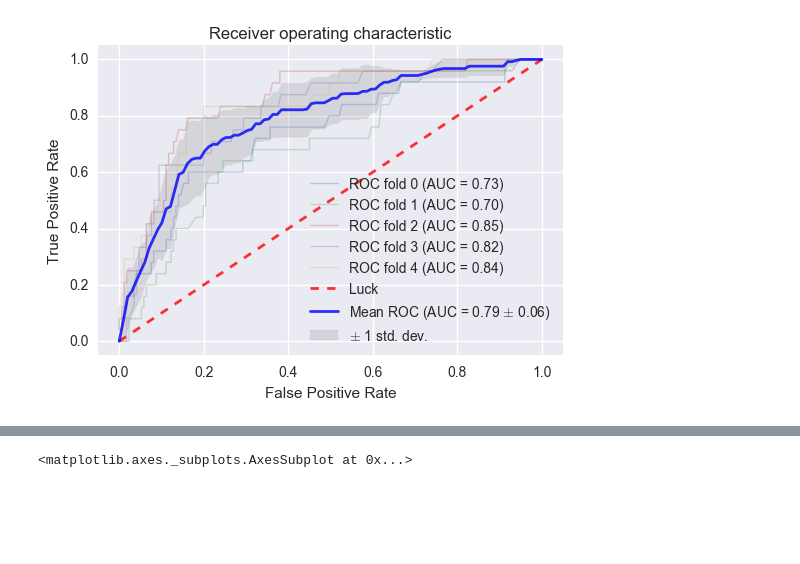
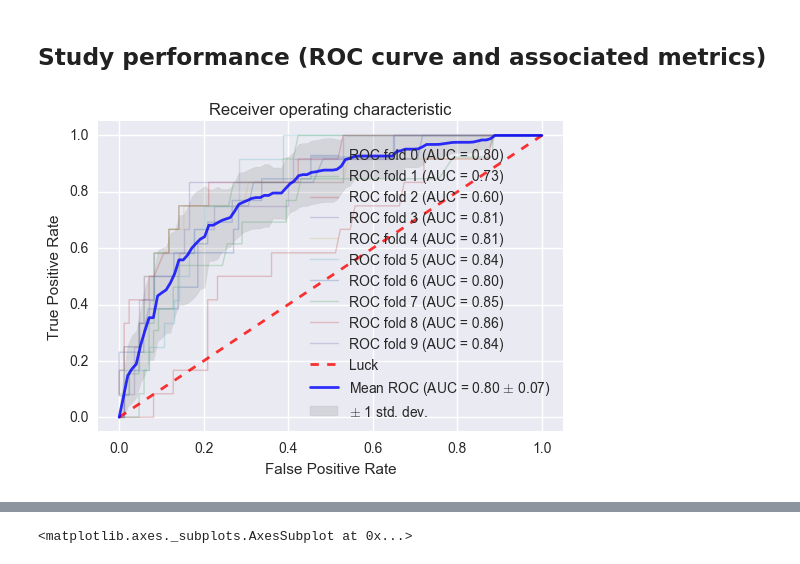
Before and after one commit to pnucci/data-sci-xp, a Jupyter notebook: Methionine.ipynb, the cells around one changed output, grey strips where cells are left out. Drawn from its saved outputs; the diff is of its cells as text; code cells hidden in the pictures; blank space fills up the shorter version.

```diff
--- a/Methionine.ipynb
+++ b/Methionine.ipynb
@@ -139,18 +119,24 @@ pd.DataFrame(cv_results)
+# %% [markdown]
+## Study performance (ROC curve and associated metrics)
 # %%
 from sklearn.metrics import roc_curve, auc
 from sklearn.model_selection import StratifiedKFold
 from scipy import interp
 
-cv = StratifiedKFold(n_splits=5)
+cv = StratifiedKFold(n_splits=10)
 
 
 tprs = []
 aucs = []
 mean_fpr = np.linspace(0, 1, 100)
 
+importances = []
+
 i = 0
 for train, test in cv.split(x, y):
     probas_ = classifier.fit(x.iloc[train], y.iloc[train]).predict_proba(x.iloc[test])
+    importances.append(classifier.steps[1][1].feature_importances_)
+
     # Compute ROC curve and area the curve
     fpr, tpr, thresholds = roc_curve(y.iloc[test], probas_[:, 1])
     tprs.append(interp(mean_fpr, fpr, tpr))
@@ -159,31 +145,31 @@ for train, test in cv.split(x, y):
     aucs.append(roc_auc)
     plt.plot(fpr, tpr, lw=1, alpha=0.3,
              label='ROC fold %d (AUC = %0.2f)' % (i, roc_auc))
 
     i += 1
 plt.plot([0, 1], [0, 1], linestyle='--', lw=2, color='r',
          label='Luck', alpha=.8)
 
 mean_tpr = np.mean(tprs, axis=0)
 mean_tpr[-1] = 1.0
 mean_auc = auc(mean_fpr, mean_tpr)
 std_auc = np.std(aucs)
 plt.plot(mean_fpr, mean_tpr, color='b',
          label=r'Mean ROC (AUC = %0.2f $\pm$ %0.2f)' % (mean_auc, std_auc),
          lw=2, alpha=.8)
 
 std_tpr = np.std(tprs, axis=0)
 tprs_upper = np.minimum(mean_tpr + std_tpr, 1)
 tprs_lower = np.maximum(mean_tpr - std_tpr, 0)
 plt.fill_between(mean_fpr, tprs_lower, tprs_upper, color='grey', alpha=.2,
                  label=r'$\pm$ 1 std. dev.')
 
 plt.xlim([-0.05, 1.05])
 plt.ylim([-0.05, 1.05])
 plt.xlabel('False Positive Rate')
 plt.ylabel('True Positive Rate')
 plt.title('Receiver operating characteristic')
 plt.legend(loc="lower right")
 plt.show()
 # %% [output]
-[figure, old version]
+[figure, new version]
```
Also changed, not shown: parts of 14 cells of this notebook.
